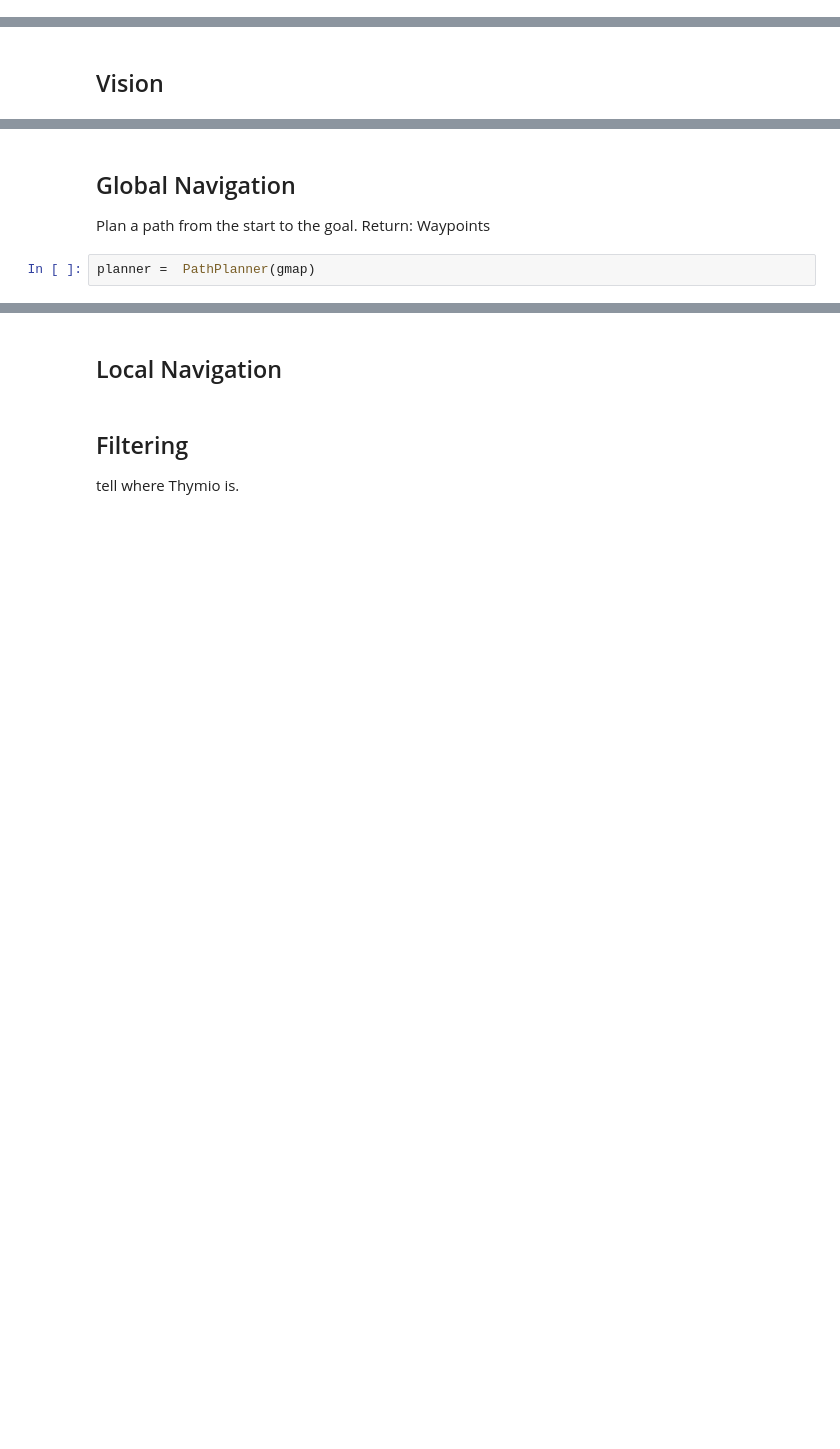
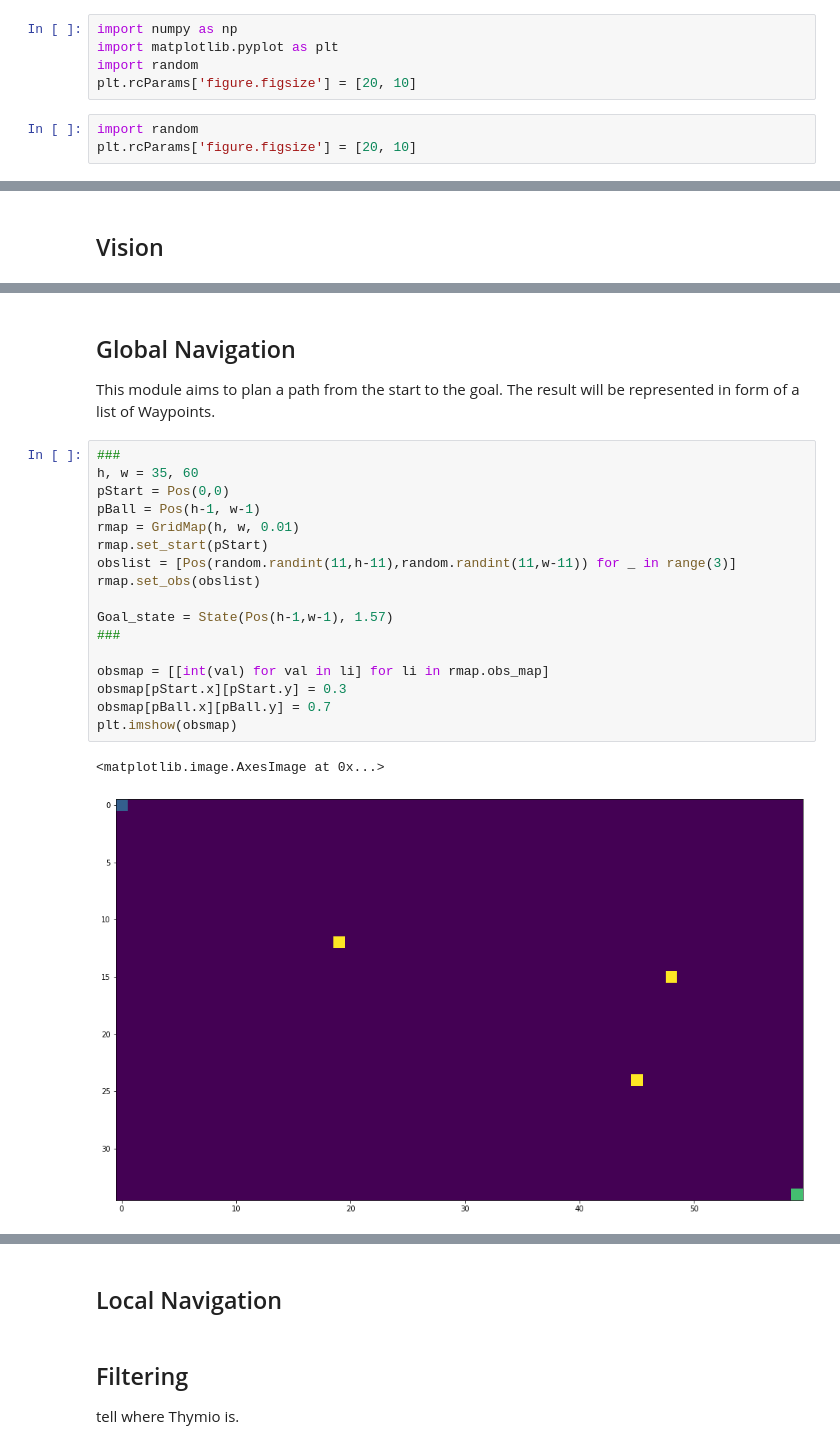
Before and after one commit to CharlieLeee/Mobile_Soccer, a Jupyter notebook: soccer_player.ipynb, the cells around one changed output, grey strips where cells are left out. Drawn from its saved outputs; the diff is of its cells as text; blank space fills up the shorter version.

```diff
--- a/soccer_player.ipynb
+++ b/soccer_player.ipynb
@@ -1,3 +1,11 @@
 # %% [markdown]
 # Soccer Mobile
 <!-- Introduction of the project -->
+# %%
+import numpy as np
+import matplotlib.pyplot as plt
+import random
+plt.rcParams['figure.figsize'] = [20, 10]
+# %%
+import random
+plt.rcParams['figure.figsize'] = [20, 10]
@@ -14,6 +27,24 @@ pGoal = Pos() #
 # %% [markdown]
 ## Global Navigation
-Plan a path from the start to the goal.
-Return: Waypoints
+This module aims to plan a path from the start to the goal.
+The result will be represented in form of a list of Waypoints.
-# %%
-planner =  PathPlanner(gmap)
+# %%
+###
+h, w = 35, 60
+pStart = Pos(0,0)
+pBall = Pos(h-1, w-1)
+rmap = GridMap(h, w, 0.01)
+rmap.set_start(pStart)
+obslist = [Pos(random.randint(11,h-11),random.randint(11,w-11)) for _ in range(3)]
+rmap.set_obs(obslist)
+
+Goal_state = State(Pos(h-1,w-1), 1.57)
+###
+
+obsmap = [[int(val) for val in li] for li in rmap.obs_map]
+obsmap[pStart.x][pStart.y] = 0.3
+obsmap[pBall.x][pBall.y] = 0.7
+plt.imshow(obsmap)
+# %% [output]
+<matplotlib.image.AxesImage at 0x...>
+[figure, added]
```
Also changed, not shown: parts of 16 cells of this notebook, 4 other files.
